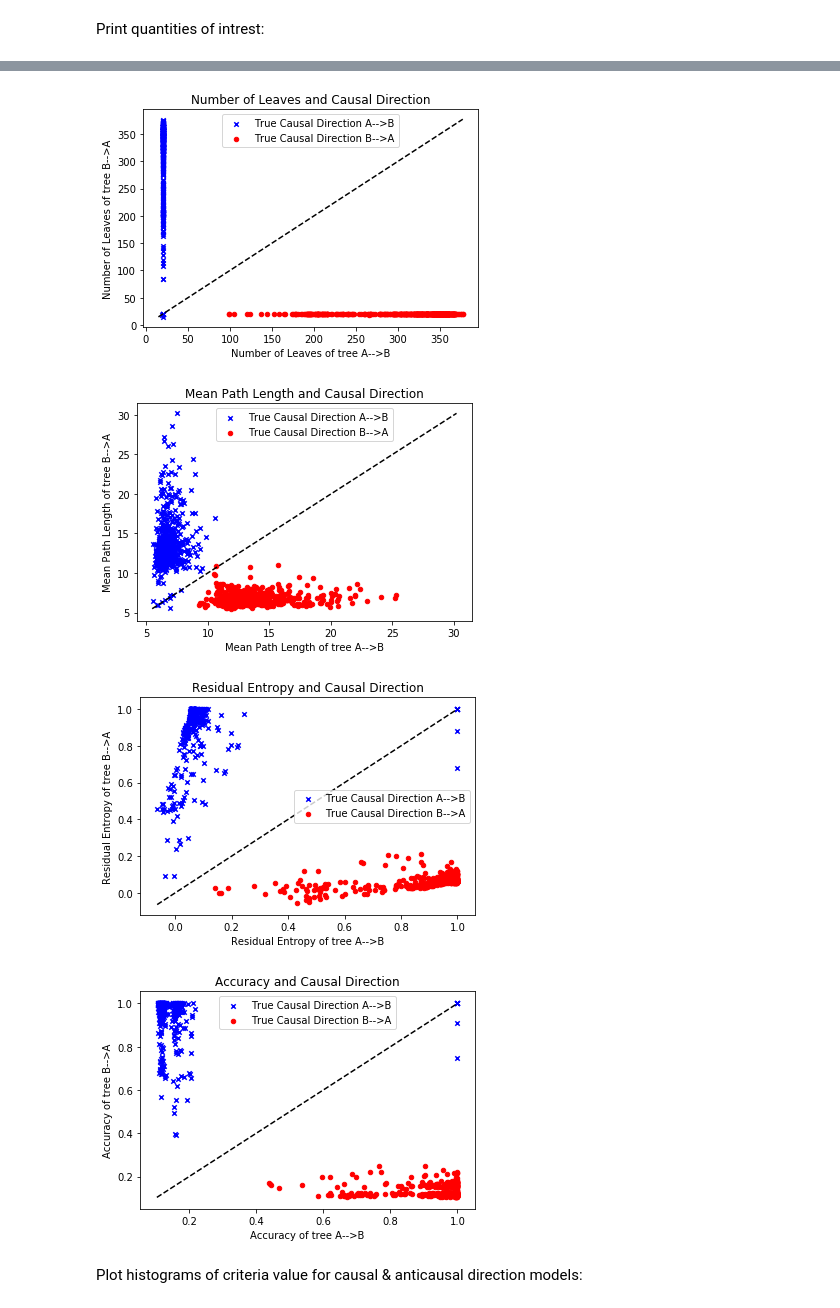
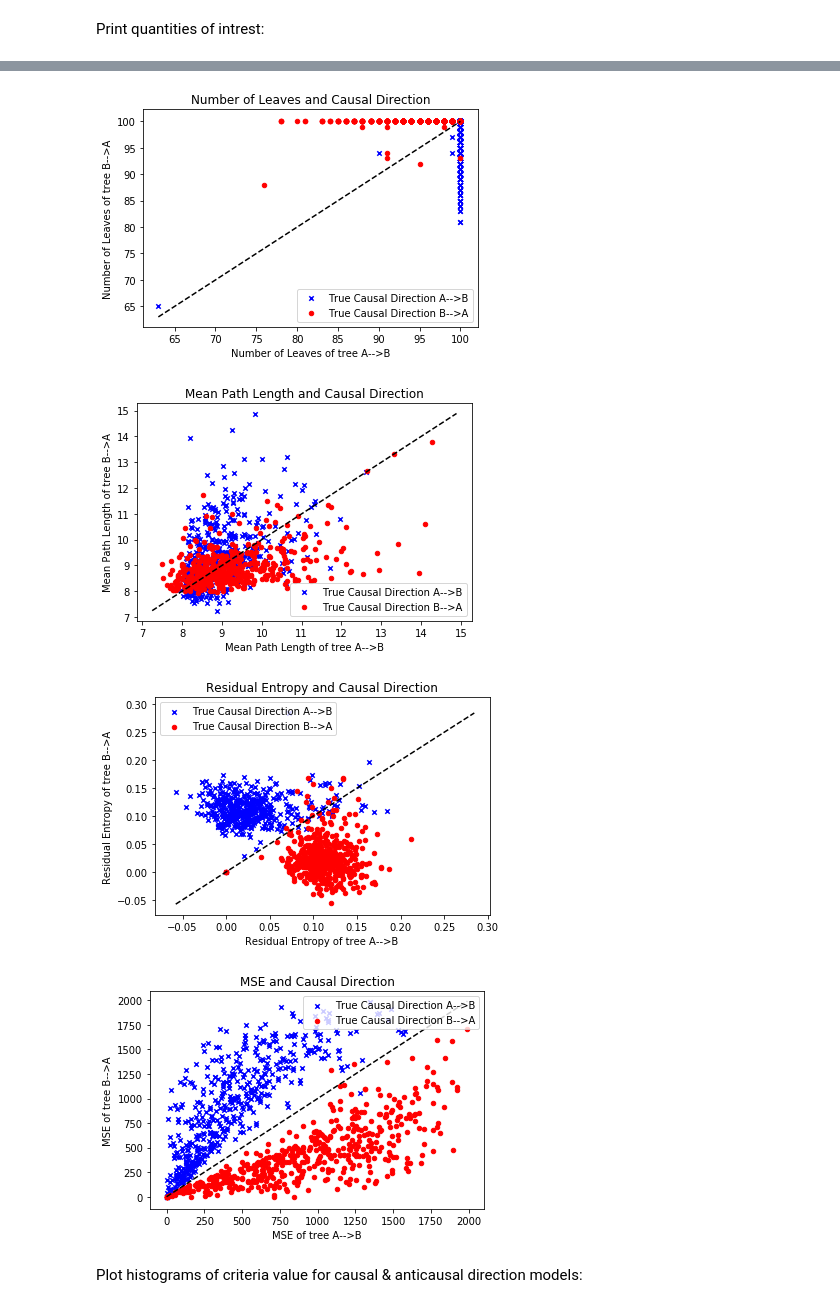
Before and after one commit to nnikolaou/CausalDirectionality, a Jupyter notebook: causal_direction.ipynb, the cells around one changed output, grey strips where cells are left out. Drawn from its saved outputs; the diff is of its cells as text; code cells hidden in the pictures.

```diff
--- a/causal_direction.ipynb
+++ b/causal_direction.ipynb
@@ -37,7 +49,7 @@ epsilon = 0.000001 # Some small number > 0; prevents division by 0 in normalized
 
 # Data Generation Parameters:
 # Discrete '1' or Continuous '0' variables A, B
-discrete = 1
+discrete = 0
 
 # Noise distribution is a Multinomial (Gaussian-Discretized) '0' or Uniform '1'
 noise_U_A_distribution = 1 # For the noise variable U_A (practically, for A)
@@ -47,14 +59,14 @@ noise_U_B_distribution = 1 # For the noise variable U_B
 cardinality_U_A = 20 # Increasing it, increases entropy of A, H(A)
 cardinality_U_B = 20 # Increasing it, increases entropy of B, H(B)
 
-# Max degree of polynomial (if func_family = 1) or max absolute power (if func_family = 2)
+# Max degree of polynomial
 max_degree = 5
 
 # Range of coefficients of polynomial (-coeff_range/2:coeff_range/2+1)
 coeff_range = 20
 
 # Multiplicative '0' or Additive '1' noise
-additive_noise = 0
+additive_noise = 1
 
 # Number of equal width bins to use when converting continuous to discrete
 bins_cont_to_discrete = 100 #[TODO: For mixed r.v. pairs, match cardinality of discrete]
@@ -519,15 +598,28 @@ plt.title("Residual Entropy and Causal Direction")
 plt.xlabel("Residual Entropy of tree A-->B")
 plt.ylabel("Residual Entropy of tree B-->A")
 
-scatter_x = accuracy_A_to_B
-scatter_y = accuracy_B_to_A
-fig, ax = plt.subplots()
-for g in np.unique(group):
-    ix = np.where(group == g)
-    ax.scatter(scatter_x[ix], scatter_y[ix], c = cdict[g], marker = mdict[g], label = fig_labels[g], s = 20)
-ax.legend()
-plt.plot([min(np.nanmin(scatter_x), np.nanmin(scatter_y)), max(np.nanmax(scatter_x), np.nanmax(scatter_y))],[min(np.nanmin(scatter_x), np.nanmin(scatter_y)), max(np.nanmax(scatter_x), np.nanmax(scatter_y))], color = 'k', linestyle = '--')
-plt.title("Accuracy and Causal Direction")
-plt.xlabel("Accuracy of tree A-->B")
-plt.ylabel("Accuracy of tree B-->A")
+if discrete == 0:
+    scatter_x = mse_A_to_B
+    scatter_y = mse_B_to_A
+    fig, ax = plt.subplots()
+    for g in np.unique(group):
+        ix = np.where(group == g)
+        ax.scatter(scatter_x[ix], scatter_y[ix], c = cdict[g], marker = mdict[g], label = fig_labels[g], s = 20)
+    ax.legend()
+    plt.plot([min(np.nanmin(scatter_x), np.nanmin(scatter_y)), max(np.nanmax(scatter_x), np.nanmax(scatter_y))],[min(np.nanmin(scatter_x), np.nanmin(scatter_y)), max(np.nanmax(scatter_x), np.nanmax(scatter_y))], color = 'k', linestyle = '--')
+    plt.title("MSE and Causal Direction")
+    plt.xlabel("MSE of tree A-->B")
+    plt.ylabel("MSE of tree B-->A")
+else:
+    scatter_x = accuracy_A_to_B
+    scatter_y = accuracy_B_to_A
+    fig, ax = plt.subplots()
+    for g in np.unique(group):
+        ix = np.where(group == g)
+        ax.scatter(scatter_x[ix], scatter_y[ix], c = cdict[g], marker = mdict[g], label = fig_labels[g], s = 20)
+    ax.legend()
+    plt.plot([min(np.nanmin(scatter_x), np.nanmin(scatter_y)), max(np.nanmax(scatter_x), np.nanmax(scatter_y))],[min(np.nanmin(scatter_x), np.nanmin(scatter_y)), max(np.nanmax(scatter_x), np.nanmax(scatter_y))], color = 'k', linestyle = '--')
+    plt.title("Accuracy and Causal Direction")
+    plt.xlabel("Accuracy of tree A-->B")
+    plt.ylabel("Accuracy of tree B-->A")
 # %% [output]
@@ -537,7 +628,7 @@ Text(0, 0.5, 'Accuracy of tree B-->A')
-[figure, old version]
+[figure, new version]
-[figure, old version]
+[figure, new version]
-[figure, old version]
+[figure, new version]
-[figure, old version]
+[figure, new version]
 # %% [markdown]
 Plot histograms of criteria value for causal & anticausal direction models:
 # %%
```
Also changed, not shown: parts of 10 cells of this notebook.
